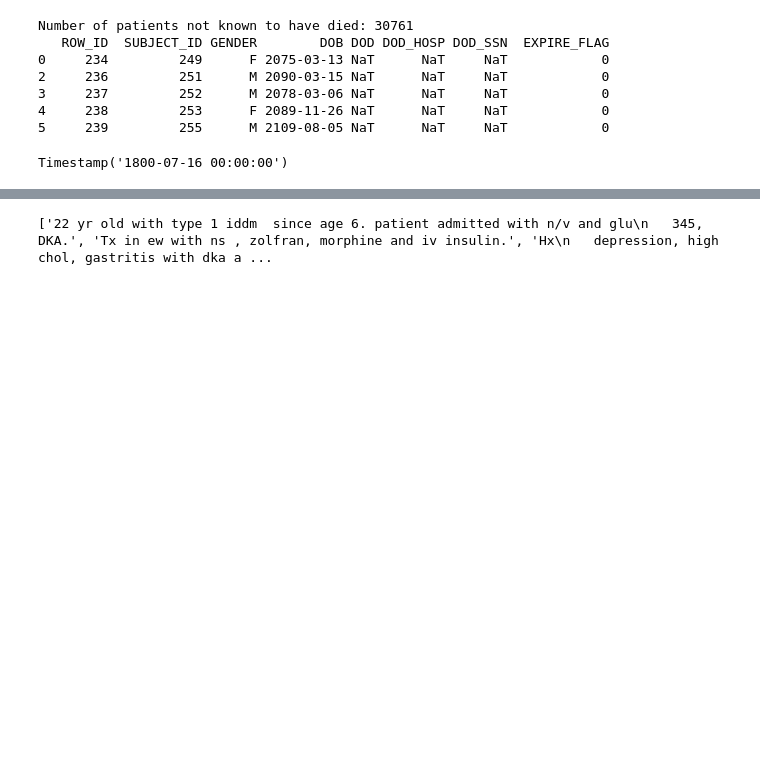
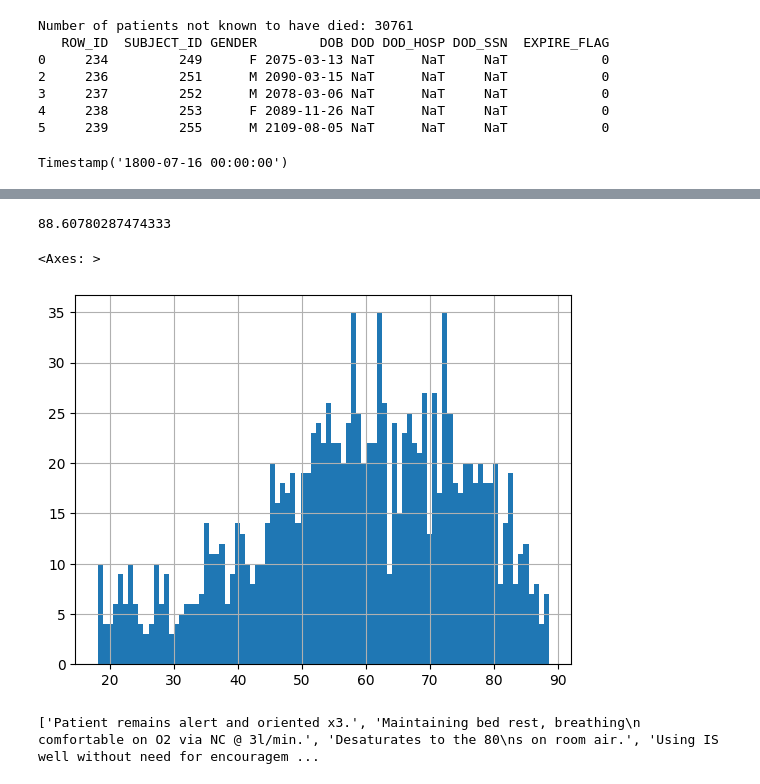
Before and after one commit to allmin/event_log_from_text, a Jupyter notebook: scripts/02_data_selection.ipynb, the cells around one changed output, grey strips where cells are left out. Saved outputs shown, nothing was run; the diff lists cells and outputs as text; code cells hidden in the pictures; blank space fills up the shorter version.

```diff
--- a/scripts/02_data_selection.ipynb
+++ b/scripts/02_data_selection.ipynb
@@ -140,3 +183,10 @@ len(common_hadm)
+# %%
+print(admissions['AGE'].max())
+admissions['AGE'].hist(bins=89)
+# %% [output]
+88.60780287474333
+<Axes: >
+[figure, added]
 # %%
 import os
 import spacy
@@ -169,11 +219,12 @@ def extract_sentences(text):
         known_dict[text] = sentences
     return sentences
 
-filtered_reports_df = notes[(notes["HADM_ID"].isin(common_hadm)) & (notes["CATEGORY"].isin(selected_categories))]
+# filtered_reports_df = notes[(notes["HADM_ID"].isin(common_hadm)) & (notes["CATEGORY"].isin(selected_categories))]
+filtered_reports_df = notes_selected
 print(extract_sentences(filtered_reports_df['TEXT'].iloc[0]))
-filtered_reports_df['Sentences'] = filtered_reports_df['TEXT'].apply(extract_sentences)
+filtered_reports_df.loc[:,'Sentences'] = filtered_reports_df['TEXT'].apply(extract_sentences)
 # %% [output]
-['22 yr old with type 1 iddm  since age 6. patient admitted with n/v and glu\n   345, DKA.', 'Tx in ew with ns , zolfran, morphine and iv insulin.', 'Hx\n   depression, high chol, gastritis with dka a ...
+['Patient remains alert and oriented x3.', 'Maintaining bed rest, breathing\n   comfortable on O2 via NC @ 3l/min.', 'Desaturates to the 80\ns on room air.', 'Using IS well without need for encouragem ...
 # %%
 import os
 os.makedirs("../exports", exist_ok=True)
```
Also changed, not shown: parts of 10 cells of this notebook, 18 other files.
